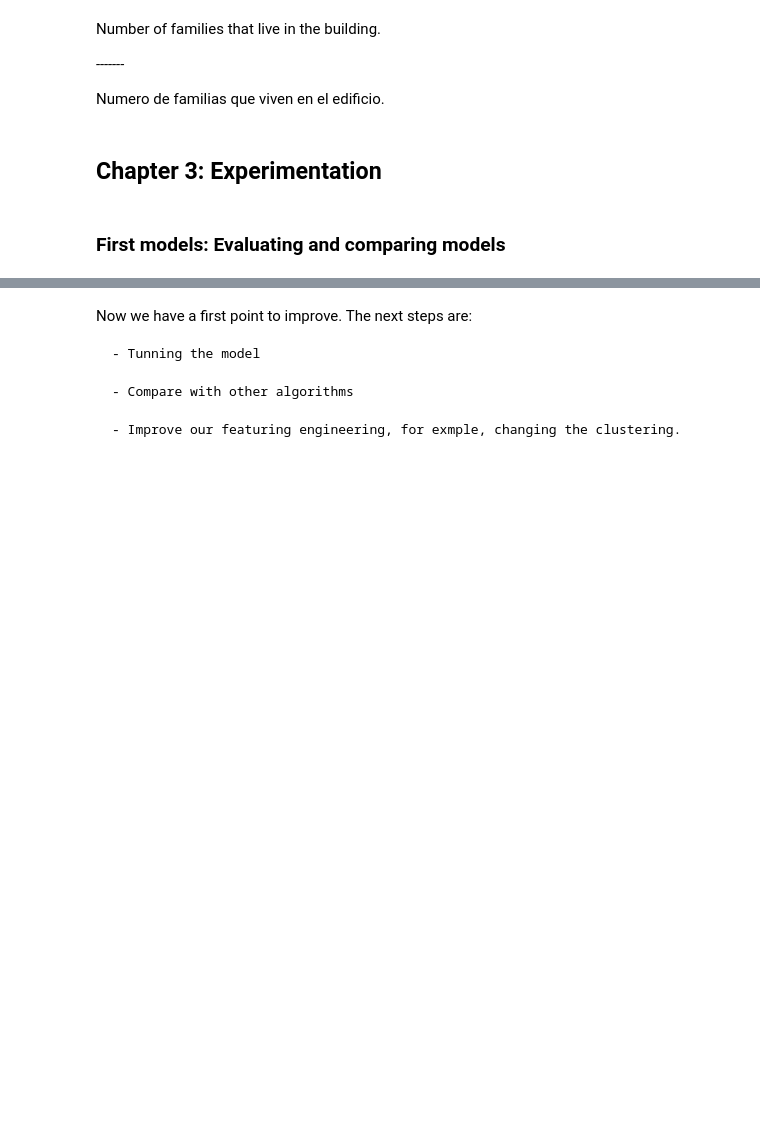
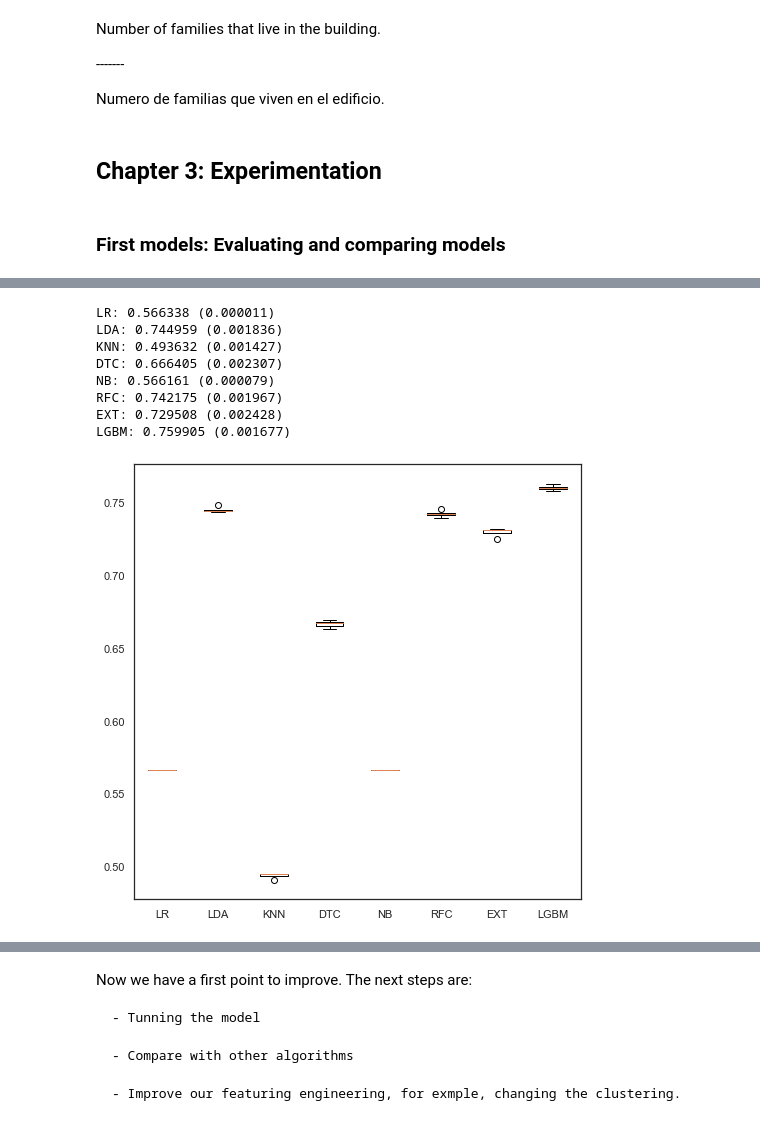
Before and after one commit to bereamanuel/Ritchter-s-predictors, a Jupyter notebook: jupyter/dataAnalisis.ipynb, the cells around one changed output, grey strips where cells are left out. Saved outputs shown, nothing was run; the diff lists cells and outputs as text; code cells hidden in the pictures; blank space fills up the shorter version.

Commit message:
comparing models

```diff
--- a/jupyter/dataAnalisis.ipynb
+++ b/jupyter/dataAnalisis.ipynb
@@ -881,0 +905,37 @@ X_trainO, X_testO, y_trainO, y_testO = train_test_split(dfOut.drop(columns = [ta
+# %%
+seed = 1995
+models = []
+models.append(('LR'     , LogisticRegression(random_state=seed)))
+models.append(('LDA'    , LinearDiscriminantAnalysis()))
+models.append(('KNN'    , KNeighborsClassifier()))
+models.append(('DTC'    , DecisionTreeClassifier(random_state=seed)))
+models.append(('NB'     , GaussianNB()))
+models.append(('RFC'    , RandomForestClassifier(random_state=seed)))
+models.append(('EXT'    , ExtraTreesClassifier(random_state = seed)))
+models.append(('LGBM'   , LGBMClassifier(random_state=seed)))
+# %%
+results = []
+names = []
+metric = 'f1_micro'
+
+for name, model in models:
+
+    cv_results = cross_val_score(model, X_trainO, y_trainO, cv =5, scoring = metric)
+
+    msg = "%s: %f (%f)" % (name, cv_results.mean(), cv_results.std())
+    print(msg)
+
+    results.append(cv_results)
+    names.append(name)
+
+boxplots_algorithms(results, names)
+# %% [output]
+LR: 0.566338 (0.000011)
+LDA: 0.744959 (0.001836)
+KNN: 0.493632 (0.001427)
+DTC: 0.666405 (0.002307)
+NB: 0.566161 (0.000079)
+RFC: 0.742175 (0.001967)
+EXT: 0.729508 (0.002428)
+LGBM: 0.759905 (0.001677)
+[figure, added]
```
Also changed, not shown: parts of 32 cells of this notebook, 4 other files.
